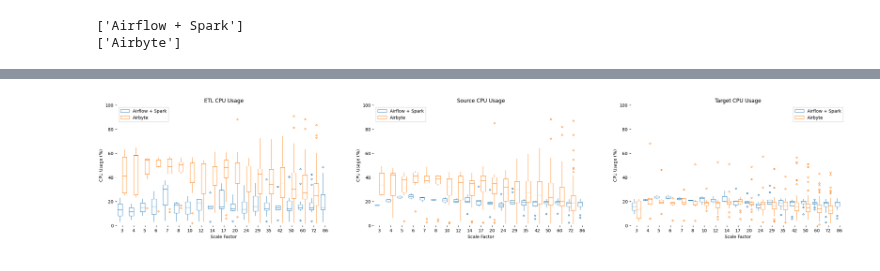
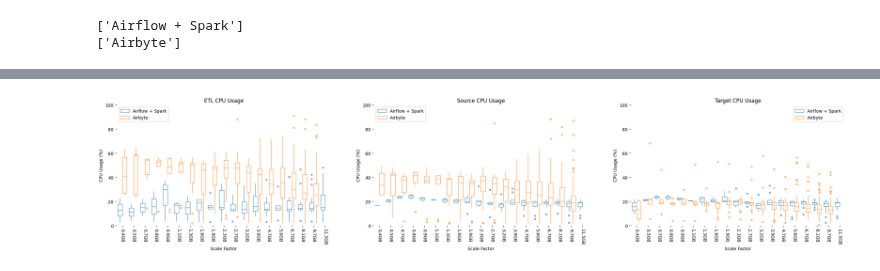
Before and after one commit to bombermal/TCC, a Jupyter notebook: Monitoring_VM/Retrieve/pre_analisys.ipynb, the cells around one changed output, grey strips where cells are left out. Drawn from its saved outputs; the diff is of its cells as text; code cells hidden in the pictures.

Commit message:
Stats tests

```diff
--- a/Monitoring_VM/Retrieve/pre_analisys.ipynb
+++ b/Monitoring_VM/Retrieve/pre_analisys.ipynb
@@ -340,20 +364,47 @@ for idx, ii in enumerate([df_cpu, df_memory, df_buffer, df_fs]):
+# %%
+def accum_stats(df, mask, df_result, col, res, momme):
+    uni_list = [ 3,  4,  5,  6,  7,  8, 10, 12, 14, 17, 20, 24, 29, 35, 42, 50, 60, 72]
+    mask_frame = df.framework == "Airbyte"
+    for idx, ii in zip(x_tick_labels, uni_list):
+        mask_sf = df.sf == ii
+        v1 = df.loc[mask & mask_frame & mask_sf, col].to_list()
+        v2 = df.loc[mask & ~mask_frame & mask_sf, col].to_list()
+
+        stat, p_value = stats.mannwhitneyu(v1, v2)
+        df_result = pd.concat([df_result, pd.Series([momme, res, idx, ii, p_value], index=["Momment", "Resource", "Size", "Sf", "p-value"], name=0).to_frame().T], ignore_index=True)
+    return df_result
 # %%
+df_result = pd.DataFrame(columns=["Momment", "Resource",  "Size", "Sf", "p-value"])
+
 # CPU
 fig, ax = plt.subplots(1, 3, figsize=(30, 5))
 mask = (df_cpu.instance == "AIRFLOW") | (df_cpu.instance == "AIRBYTE")
-sns.boxplot(df_cpu[mask], x='sf', y='cpu_usage', hue='framework', ax=ax[0],
+
+df_result = accum_stats(df_cpu, mask, df_result, "cpu_usage", "CPU", "ETL")
+
+g = sns.boxplot(df_cpu[mask], x='sf', y='cpu_usage', hue='framework', ax=ax[0],
             fill=False, linewidth=.75, flierprops={"marker": "."}, showcaps=False
-            ).set(ylim=(0, 100), title="ETL CPU Usage", xlabel="Scale Factor", ylabel="CPU Usage (%)")
+            ).set(ylim=(0, 100), title="ETL CPU Usage", xlabel="Scale Factor",
+             ylabel="CPU Usage (%)", xticks=range(len(x_tick_labels)), xticklabels=x_tick_labels)
+ax[0].set_xticklabels(ax[0].get_xticklabels(),rotation=270)
 ax[0].legend(fancybox=False)
+
 mask = df_cpu.instance == "SOURCE"
+df_result= accum_stats(df_cpu, mask, df_result, "cpu_usage", "CPU", "SOURCE")
 sns.boxplot(df_cpu[mask], x='sf', y='cpu_usage', hue='framework', ax=ax[1],
             fill=False, linewidth=.75, flierprops={"marker": "."}, showcaps=False
-            ).set(ylim=(0, 100), title="Source CPU Usage", xlabel="Scale Factor", ylabel="CPU Usage (%)")
+            ).set(ylim=(0, 100), title="Source CPU Usage", xlabel="Scale Factor",
+             ylabel="CPU Usage (%)", xticks=range(len(x_tick_labels)), xticklabels=x_tick_labels)
+ax[1].set_xticklabels(ax[0].get_xticklabels(),rotation=270)
 ax[1].legend(fancybox=False)
+
 mask = df_cpu.instance == "TARGET"
+df_result= accum_stats(df_cpu, mask, df_result, "cpu_usage", "CPU", "TARGET")
 sns.boxplot(df_cpu[mask], x='sf', y='cpu_usage', hue='framework', ax=ax[2],
             fill=False, linewidth=.75, flierprops={"marker": "."}, showcaps=False
-            ).set(ylim=(0, 100), title="Target CPU Usage", xlabel="Scale Factor", ylabel="CPU Usage (%)")
+            ).set(ylim=(0, 100), title="Target CPU Usage", xlabel="Scale Factor",
+             ylabel="CPU Usage (%)", xticks=range(len(x_tick_labels)), xticklabels=x_tick_labels)
+ax[2].set_xticklabels(ax[0].get_xticklabels(),rotation=270)
 ax[2].legend(fancybox=False)
 sns.despine(left=True, bottom=True)
 plt.show()
@@ -361,43 +412,71 @@ plt.show()
 # RAM
 fig, ax = plt.subplots(1, 3, figsize=(30, 5))
 mask = (df_memory.instance == "AIRFLOW") | (df_memory.instance == "AIRBYTE")
-sns.barplot(df_memory[mask], x='sf', y='memory_usage', hue='framework', ax=ax[0], errorbar=None).set(ylim=(0,24), title="ETL RAM Usage", xlabel="Scale Factor", ylabel="RAM Usage (GB)")
+df_result= accum_stats(df_memory, mask, df_result, "memory_usage", "RAM", "ETL")
+sns.barplot(df_memory[mask], x='sf', y='memory_usage', hue='framework', ax=ax[0], errorbar=None).set(ylim=(0,24),
+        title="ETL RAM Usage", xlabel="Scale Factor", ylabel="RAM Usage (GB)", xticks=range(len(x_tick_labels)), xticklabels=x_tick_labels)
+ax[0].set_xticklabels(ax[0].get_xticklabels(),rotation=270)
 ax[0].legend(fancybox=False)
+
 mask = df_memory.instance == "SOURCE"
-sns.barplot(df_memory[mask], x='sf', y='memory_usage', hue='framework', ax=ax[1], errorbar=None).set(ylim=(0,1), title="Source RAM Usage", xlabel="Scale Factor", ylabel="RAM Usage (GB)")
+df_result= accum_stats(df_memory, mask, df_result, "memory_usage", "RAM", "SOURCE")
+sns.barplot(df_memory[mask], x='sf', y='memory_usage', hue='framework', ax=ax[1], errorbar=None).set(ylim=(0,1),
+        title="Source RAM Usage", xlabel="Scale Factor", ylabel="RAM Usage (GB)", xticks=range(len(x_tick_labels)), xticklabels=x_tick_labels)
+ax[1].set_xticklabels(ax[0].get_xticklabels(),rotation=270)
 ax[1].legend(fancybox=False)
 mask = df_memory.instance == "TARGET"
-sns.barplot(df_memory[mask], x='sf', y='memory_usage', hue='framework', ax=ax[2], errorbar=None).set(ylim=(0,1), title="Target RAM Usage", xlabel="Scale Factor", ylabel="RAM Usage (GB)")
+df_result= accum_stats(df_memory, mask, df_result, "memory_usage", "RAM", "TARGET")
+sns.barplot(df_memory[mask], x='sf', y='memory_usage', hue='framework', ax=ax[2], errorbar=None).set(ylim=(0,1),
+        title="Target RAM Usage", xlabel="Scale Factor", ylabel="RAM Usage (GB)", xticks=range(len(x_tick_labels)), xticklabels=x_tick_labels)
+ax[2].set_xticklabels(ax[0].get_xticklabels(),rotation=270)
 ax[2].legend(fancybox=False)
 sns.despine(left=True, bottom=True)
 plt.show()
 
 # RAM Buffer
 fig, ax = plt.subplots(1, 3, figsize=(30, 5))
 mask = (df_buffer.instance == "AIRFLOW") | (df_buffer.instance == "AIRBYTE")
-sns.barplot(df_buffer[mask], x='sf', y='memory_buffer', hue='framework', ax=ax[0], errorbar=None).set(ylim=(0,24), title="ETL RAM Buffer Usage", xlabel="Scale Factor", ylabel="RAM Buffer Usage (GB)")
+df_result= accum_stats(df_buffer, mask, df_result, "memory_buffer", "BUFFER", "ETL")
+sns.barplot(df_buffer[mask], x='sf', y='memory_buffer', hue='framework', ax=ax[0], errorbar=None).set(ylim=(0,24),
+        title="ETL RAM Buffer Usage", xlabel="Scale Factor", ylabel="RAM Buffer Usage (GB)", xticks=range(len(x_tick_labels)), xticklabels=x_tick_labels)
+ax[0].set_xticklabels(ax[0].get_xticklabels(),rotation=270)
 ax[0].legend(fancybox=False)
 mask = df_buffer.instance == "SOURCE"
-sns.barplot(df_buffer[mask], x='sf', y='memory_buffer', hue='framework', ax=ax[1], errorbar=None).set(ylim=(0,8), title="Source RAM Buffer Usage", xlabel="Scale Factor", ylabel="RAM Buffer Usage (GB)")
+df_result= accum_stats(df_buffer, mask, df_result, "memory_buffer", "BUFFER", "SOURCE")
+sns.barplot(df_buffer[mask], x='sf', y='memory_buffer', hue='framework', ax=ax[1], errorbar=None).set(ylim=(0,8),
+        title="Source RAM Buffer Usage", xlabel="Scale Factor", ylabel="RAM Buffer Usage (GB)", xticks=range(len(x_tick_labels)), xticklabels=x_tick_labels)
+ax[1].set_xticklabels(ax[0].get_xticklabels(),rotation=270)
 ax[1].legend(fancybox=False)
 mask = df_buffer.instance == "TARGET"
-sns.barplot(df_buffer[mask], x='sf', y='memory_buffer', hue='framework', ax=ax[2], errorbar=None).set(ylim=(0,8), title="Target RAM Buffer Usage", xlabel="Scale Factor", ylabel="RAM Buffer Usage (GB)")
+df_result= accum_stats(df_buffer, mask, df_result, "memory_buffer", "BUFFER", "TARGET")
+sns.barplot(df_buffer[mask], x='sf', y='memory_buffer', hue='framework', ax=ax[2], errorbar=None).set(ylim=(0,8),
+        title="Target RAM Buffer Usage", xlabel="Scale Factor", ylabel="RAM Buffer Usage (GB)", xticks=range(len(x_tick_labels)), xticklabels=x_tick_labels)
+ax[2].set_xticklabels(ax[0].get_xticklabels(),rotation=270)
 ax[2].legend(fancybox=False)
 sns.despine(left=True, bottom=True)
 plt.show()
 
 # Filesystem
 fig, ax = plt.subplots(1, 3, figsize=(30, 5))
 mask = (df_fs.instance == "AIRFLOW") | (df_fs.instance == "AIRBYTE")
-sns.barplot(df_fs[mask], x='sf', y='filesystem_size', hue='framework', ax=ax[0], errorbar=None).set(ylim=(0,60), title="ETL FS Usage", xlabel="Scale Factor", ylabel="Disk Usage (GB)")
+df_result= accum_stats(df_fs, mask, df_result, "filesystem_size", "FS", "ETL")
+sns.barplot(df_fs[mask], x='sf', y='filesystem_size', hue='framework', ax=ax[0], errorbar=None).set(ylim=(0,60),
+        title="ETL FS Usage", xlabel="Scale Factor", ylabel="Disk Usage (GB)", xticks=range(len(x_tick_labels)), xticklabels=x_tick_labels)
+ax[0].set_xticklabels(ax[0].get_xticklabels(),rotation=270)
 ax[0].legend(fancybox=False)
 mask = df_fs.instance == "SOURCE"
-sns.barplot(df_fs[mask], x='sf', y='filesystem_size', hue='framework', ax=ax[1], errorbar=None).set(ylim=(0,60), title="SOURCE FS Usage", xlabel="Scale Factor", ylabel="Disk Usage (GB)")
+df_result= accum_stats(df_fs, mask, df_result, "filesystem_size", "FS", "SOURCE")
+sns.barplot(df_fs[mask], x='sf', y='filesystem_size', hue='framework', ax=ax[1], errorbar=None).set(ylim=(0,60),
+        title="SOURCE FS Usage", xlabel="Scale Factor", ylabel="Disk Usage (GB)", xticks=range(len(x_tick_labels)), xticklabels=x_tick_labels)
+ax[1].set_xticklabels(ax[0].get_xticklabels(),rotation=270)
 ax[1].legend(fancybox=False)
 mask = df_fs.instance == "TARGET"
-sns.barplot(df_fs[mask], x='sf', y='filesystem_size', hue='framework', ax=ax[2], errorbar=None).set(ylim=(0,60), title="TARGET FS Usage", xlabel="Scale Factor", ylabel="Disk Usage (GB)")
+df_result= accum_stats(df_fs, mask, df_result, "filesystem_size", "FS", "TARGET")
+sns.barplot(df_fs[mask], x='sf', y='filesystem_size', hue='framework', ax=ax[2], errorbar=None).set(ylim=(0,60),
+        title="TARGET FS Usage", xlabel="Scale Factor", ylabel="Disk Usage (GB)", xticks=range(len(x_tick_labels)), xticklabels=x_tick_labels)
+ax[2].set_xticklabels(ax[0].get_xticklabels(),rotation=270)
 ax[2].legend(fancybox=False)
 sns.despine(left=True, bottom=True)
 plt.show()
 # %% [output]
-[figure, old version]
+[figure, new version]
```
Also changed, not shown: parts of 9 cells of this notebook.
